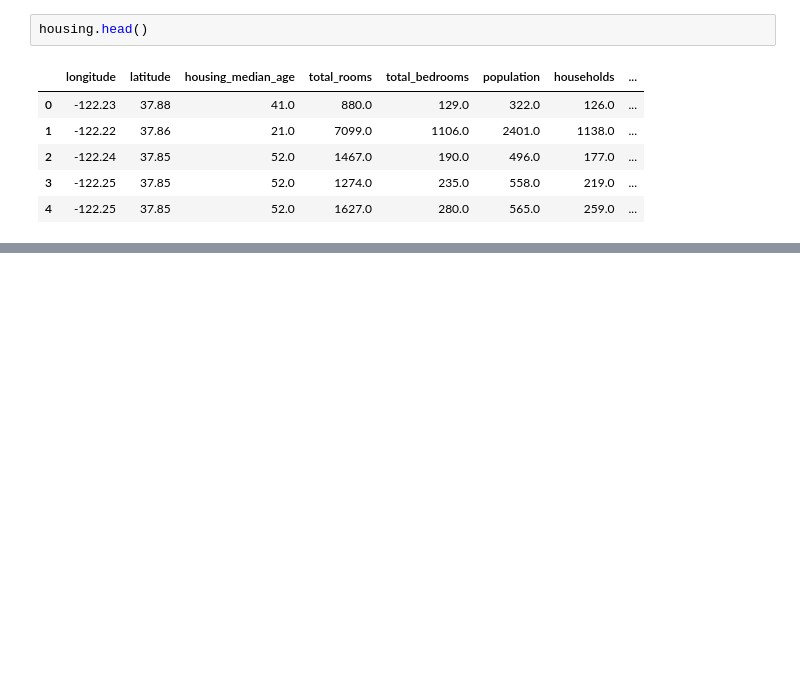
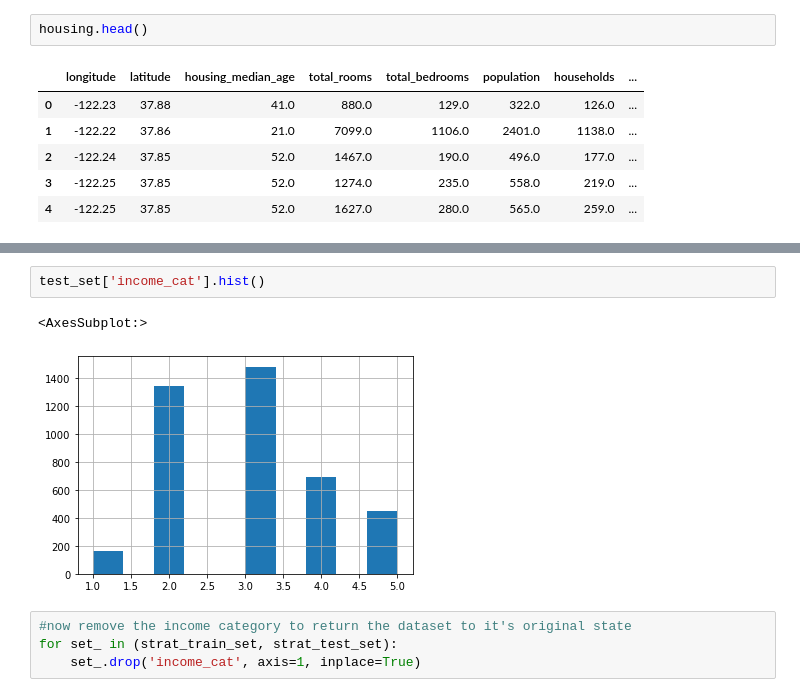
Before and after one commit to metalDS/metalDS-tensor-torch-tutorials, a Jupyter notebook: HandsOnML/ch2-notes.ipynb, the cells around one changed output, grey strips where cells are left out. Drawn from its saved outputs; the diff is of its cells as text; blank space fills up the shorter version.

```diff
--- a/HandsOnML/ch2-notes.ipynb
+++ b/HandsOnML/ch2-notes.ipynb
@@ -124,0 +330,9 @@ info can be used to get a quick desciption of the data
+# %%
+test_set['income_cat'].hist()
+# %% [output]
+<AxesSubplot:>
+[figure, added]
+# %%
+#now remove the income category to return the dataset to it's original state
+for set_ in (strat_train_set, strat_test_set):
+    set_.drop('income_cat', axis=1, inplace=True)
```
Also changed, not shown: parts of 72 cells of this notebook, 18 other files.
